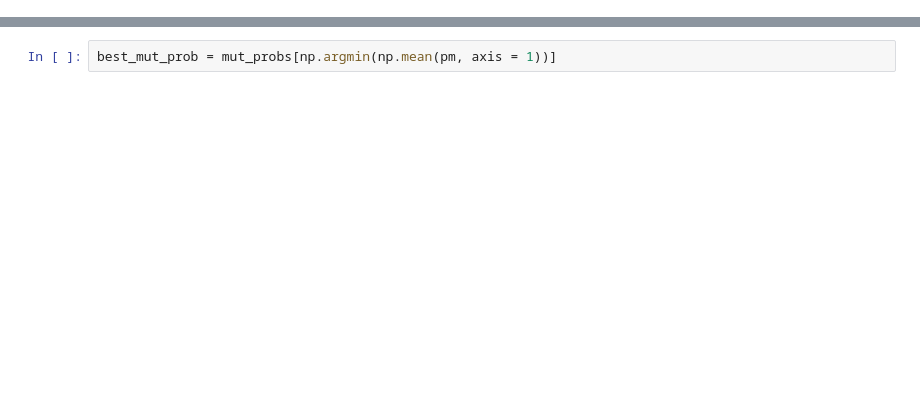
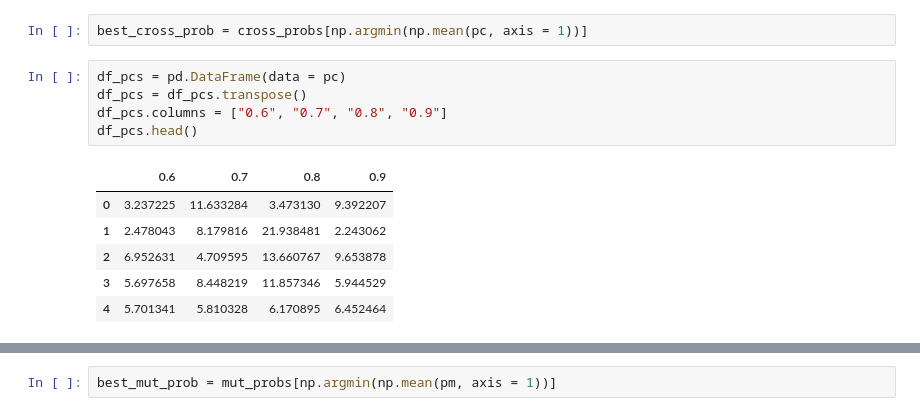
Before and after one commit to pedbrgs/Evolutionary-Computation, a Jupyter notebook: Project 1/Rastrigin Analysis.ipynb, the cells around one changed output, grey strips where cells are left out. Cells and saved outputs as stored; diff of their text form; blank space fills up the shorter version.

```diff
--- a/Project 1/Rastrigin Analysis.ipynb
+++ b/Project 1/Rastrigin Analysis.ipynb
@@ -9,0 +23,14 @@ f_m = list()
+# %%
+best_cross_prob = cross_probs[np.argmin(np.mean(pc, axis = 1))]
+# %%
+df_pcs = pd.DataFrame(data = pc)
+df_pcs = df_pcs.transpose()
+df_pcs.columns = ["0.6", "0.7", "0.8", "0.9"]
+df_pcs.head()
+# %% [output]
+|  | 0.6 | 0.7 | 0.8 | 0.9 |
+| 0 | 3.237225 | 11.633284 | 3.473130 | 9.392207 |
+| 1 | 2.478043 | 8.179816 | 21.938481 | 2.243062 |
+| 2 | 6.952631 | 4.709595 | 13.660767 | 9.653878 |
+| 3 | 5.697658 | 8.448219 | 11.857346 | 5.944529 |
+| 4 | 5.701341 | 5.810328 | 6.170895 | 6.452464 |
```
Also changed, not shown: parts of 20 cells of this notebook, 7 other files.
